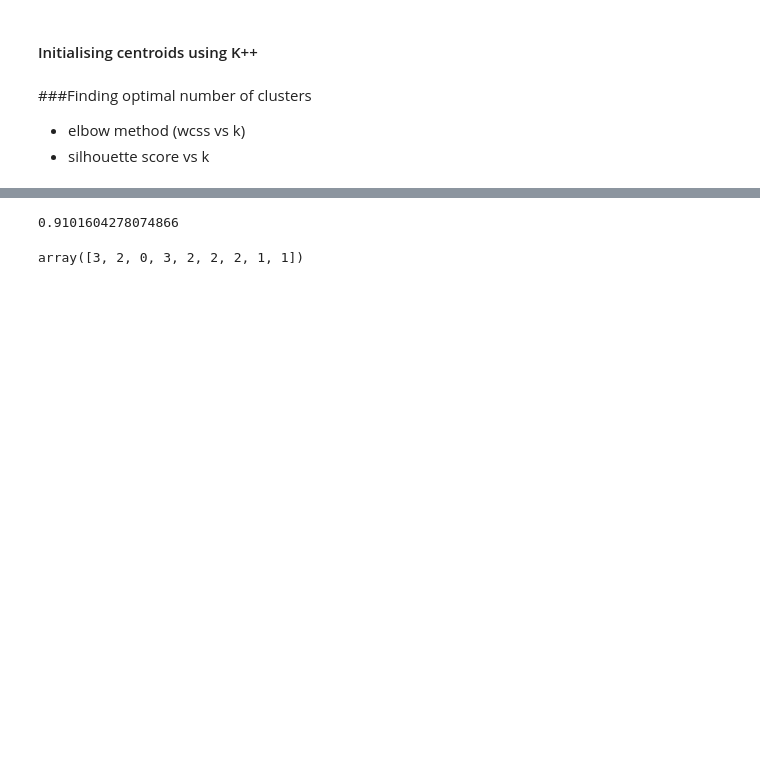
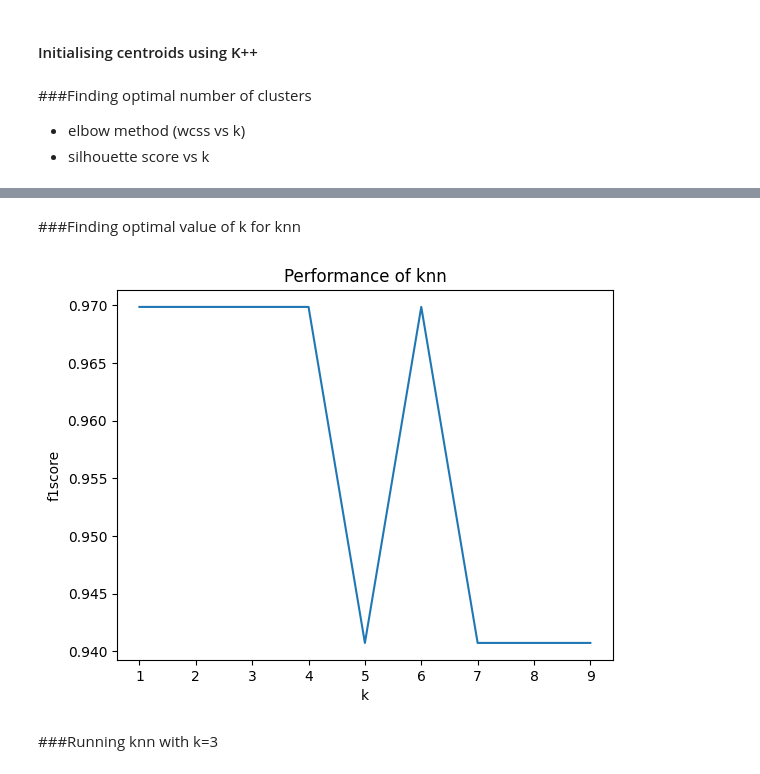
Before and after one commit to hana-4/mrm, a Jupyter notebook: clustering/task10.ipynb, the cells around one changed output, grey strips where cells are left out. Drawn from its saved outputs; the diff is of its cells as text; code cells hidden in the pictures; blank space fills up the shorter version.

```diff
--- a/clustering/task10.ipynb
+++ b/clustering/task10.ipynb
@@ -299,14 +312,31 @@ np.argmax(f1_scores)
+# %% [markdown]
+###Finding optimal value of k for knn
+# %%
+f1_scores= []
+accuracies=[]
+ks = range(1, 10)
+for k in ks:
+    knn = KNeighborsClassifier(k=k)
+    knn.fit(x_train.to_numpy(), y_train.to_numpy())
+    y_preds=knn.predict(x_test.to_numpy())
+    f1=f1_score(y_test, y_preds,average="weighted")
+    accuracy = knn.evaluate(x_test.to_numpy(), y_test.to_numpy())
+    accuracies.append(accuracy)
+    f1_scores.append(f1)
+# Visualize accuracy vs. k
+fig, ax = plt.subplots()
+ax.plot(ks, f1_scores)
+ax.set(xlabel="k",
+       ylabel="f1score",
+       title="Performance of knn")
+plt.show()
+# %% [output]
+[figure, added]
+# %% [markdown]
+###Running knn with k=3
 # %%
 knn = KNeighborsClassifier(k=3)
 knn.fit(x_train.to_numpy(), y_train.to_numpy())
 y_preds=knn.predict(x_test.to_numpy())
 f1=f1_score(y_test, y_preds,average="weighted")
 accuracy = knn.evaluate(x_test.to_numpy(), y_test.to_numpy())
-# %%
-f1
-# %% [output]
-0.9101604278074866
-# %%
-y_preds
-# %% [output]
-array([3, 2, 0, 3, 2, 2, 2, 1, 1])
```
Also changed, not shown: parts of 32 cells of this notebook.
